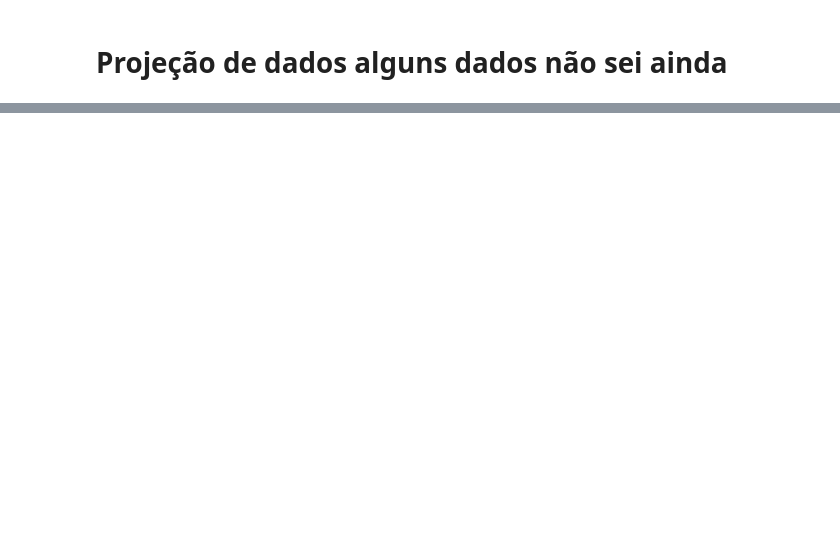
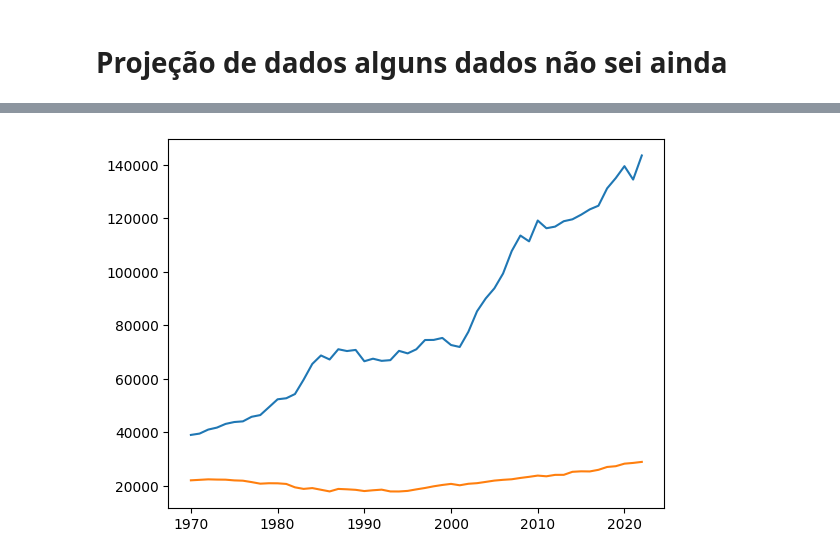
Before and after one commit to scrrpfv/projeto-ip, a Jupyter notebook: Analises/projecao.ipynb, the cells around one changed output, grey strips where cells are left out. Cells and saved outputs as stored; diff of their text form; code cells hidden in the pictures; blank space fills up the shorter version.

```diff
--- a/Analises/projecao.ipynb
+++ b/Analises/projecao.ipynb
@@ -84,0 +40,6 @@ df.names
+# %%
+plt.plot(df[0]['RENOVÁVEL'])
+plt.plot(df['Consumo_Final_por_Setor']['RESIDENCIAL'])
+plt.show()
+# %% [output]
+[figure, added]
```
Also changed, not shown: parts of 13 cells of this notebook, 1 other file.
